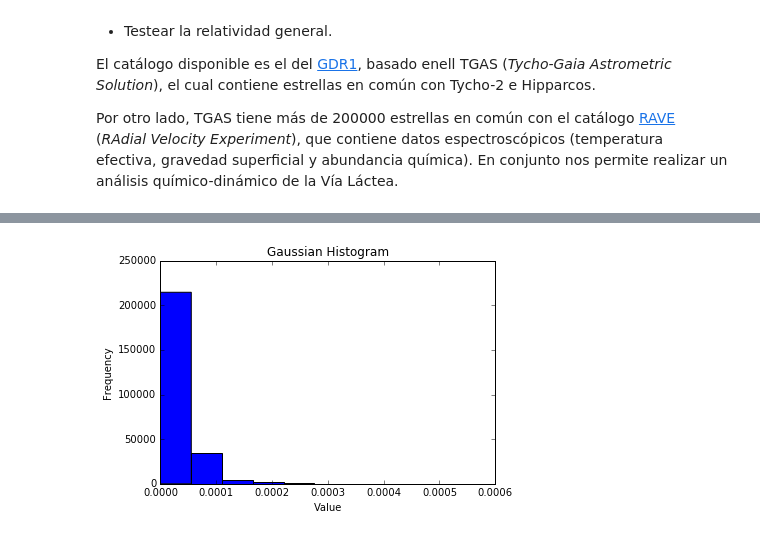
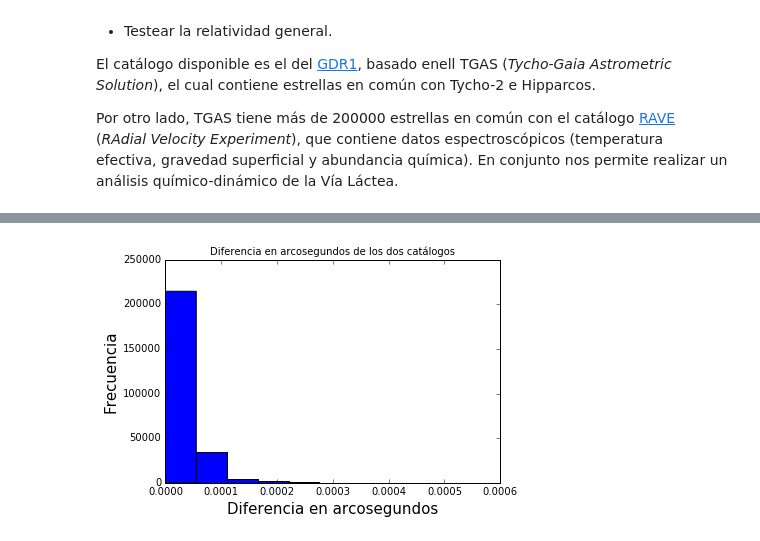
Before and after one commit to cjsantander/AST0421, a Jupyter notebook: Tarea3_Parte1/Tarea3_Parte1.ipynb, the cells around one changed output, grey strips where cells are left out. Cells and saved outputs as stored; diff of their text form; code cells hidden in the pictures.

```diff
--- a/Tarea3_Parte1/Tarea3_Parte1.ipynb
+++ b/Tarea3_Parte1/Tarea3_Parte1.ipynb
@@ -111,19 +111,19 @@ m1, m2, sep = xmatch.xmatch(raveon_cat, tgas_cat,
 # %%
 # Configuración de los gráficos.
 %matplotlib inline
 main_color = '#920000'
 err_color = '#924900'
 other_color = '#49008F'
 import matplotlib.pyplot as plt
 
 gaussian_numbers = sep
 plt.hist(gaussian_numbers)
-plt.title("Gaussian Histogram")
-plt.xlabel("Value")
-plt.ylabel("Frequency")
+plt.title("Diferencia en arcosegundos de los dos catálogos", fontsize=10)
+plt.xlabel("Diferencia en arcosegundos", fontsize=15)
+plt.ylabel("Frecuencia", fontsize=15)
 plt.show()
 # %% [output]
-[figure, old version]
+[figure, new version]
 # %%
 from scipy.stats import gaussian_kde
 import numpy as np
```
Also changed, not shown: parts of 7 cells of this notebook.
